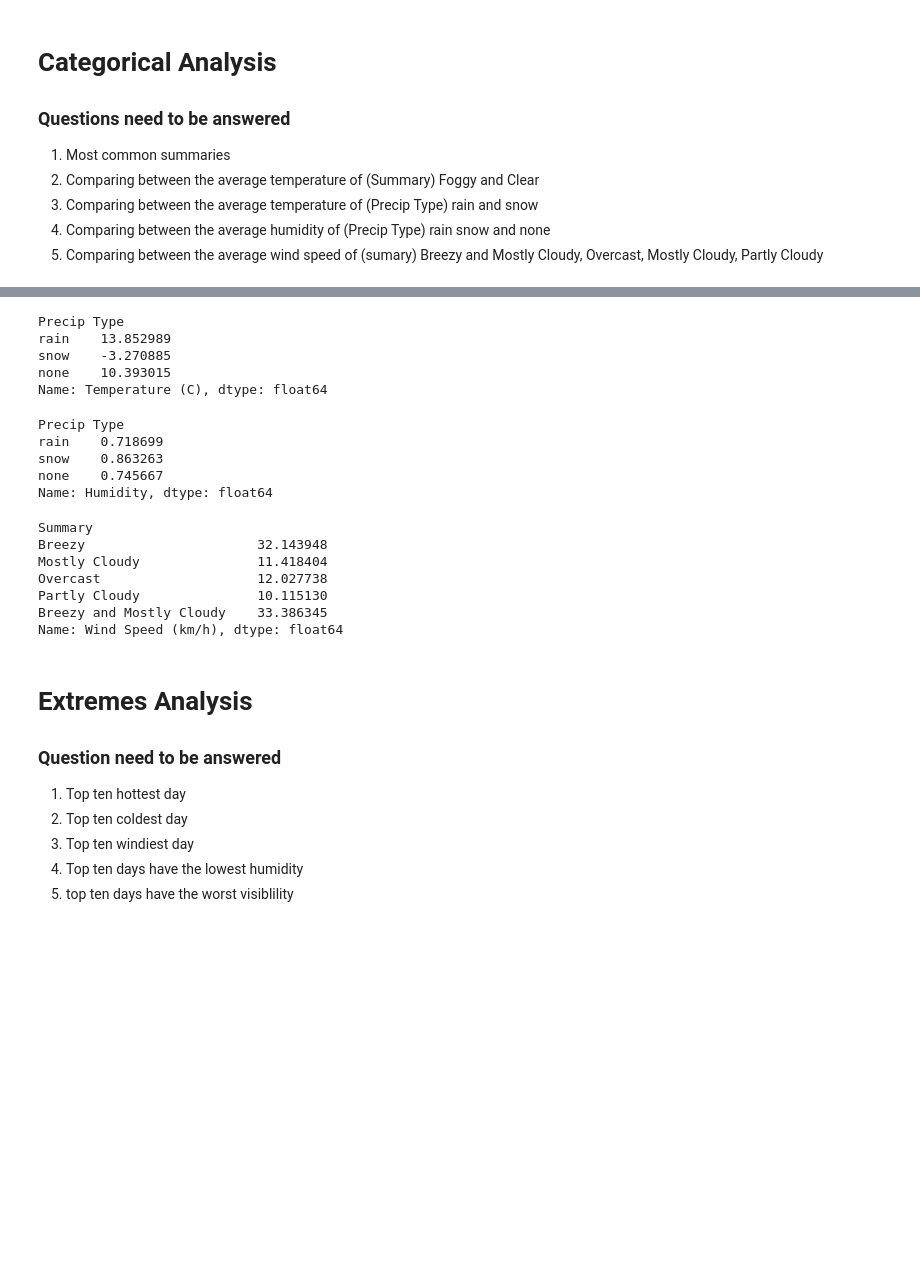
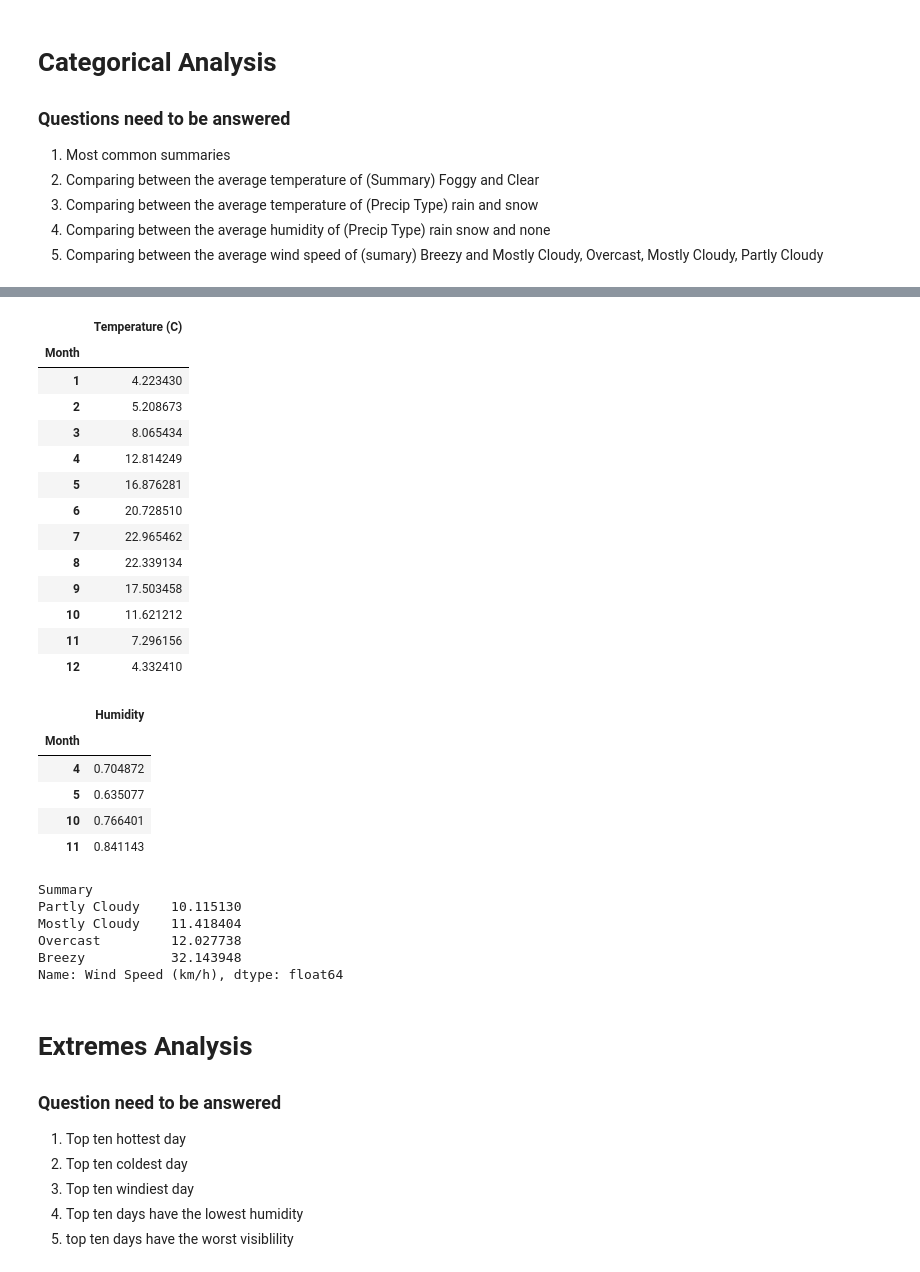
Before and after one commit to CMC-NCKH-2026/Weather_forcasting, a Jupyter notebook: notebooks/Data_Analysis.ipynb, the cells around one changed output, grey strips where cells are left out. Cells and saved outputs as stored; diff of their text form; code cells hidden in the pictures; blank space fills up the shorter version.

```diff
--- a/notebooks/Data_Analysis.ipynb
+++ b/notebooks/Data_Analysis.ipynb
@@ -238,34 +259,62 @@ Name: Temperature (C), dtype: float64
 # %%
 #Comparing between the average temperature of (Precip Type) rain snow and none
-temp_by_preciptype=df.groupby('Precip Type')['Temperature (C)'].mean().sort_values()
-temp_by_preciptype[['rain', 'snow','none']]
+rain = df[df["Precip Type"] == 'rain']
+rain_tem_avg = rain.groupby('Month')[['Temperature (C)']].mean()
+
+snow = df[df['Precip Type'] == 'snow']
+snow_tem_avg = snow.groupby('Month')[['Temperature (C)']].mean()
+
+none_precip = df[df['Precip Type'] == 'none']
+none_tem_avg = none_precip.groupby('Month')[['Temperature (C)']].mean()
+
+rain_tem_avg
 # %% [output]
-Precip Type
-rain    13.852989
-snow    -3.270885
-none    10.393015
-Name: Temperature (C), dtype: float64
+|  | Temperature (C) |
+| Month |  |
+| 1 | 4.223430 |
+| 2 | 5.208673 |
+| 3 | 8.065434 |
+| 4 | 12.814249 |
+| 5 | 16.876281 |
+| 6 | 20.728510 |
+| 7 | 22.965462 |
+| 8 | 22.339134 |
+| 9 | 17.503458 |
+| 10 | 11.621212 |
+| 11 | 7.296156 |
+| 12 | 4.332410 |
 # %%
 #Comparing between the average humidity of (Precip Type) rain snow and none
-humidity_by_preciptype=df.groupby('Precip Type')['Humidity'].mean().sort_values()
-humidity_by_preciptype[['rain', 'snow','none']]
+
+rain_humid = df[df["Precip Type"] == 'rain']
+rain_humid_avg = rain_humid.groupby('Month')[['Humidity']].mean()
+
+snow_humid = df[df['Precip Type'] == 'snow']
+snow_humid_avg = snow_humid.groupby('Month')[['Humidity']].mean()
+
+none_precip_humid = df[df['Precip Type'] == 'none']
+none_humid_avg = none_precip_humid.groupby('Month')[['Humidity']].mean()
+
+none_humid_avg
 # %% [output]
-Precip Type
-rain    0.718699
-snow    0.863263
-none    0.745667
-Name: Humidity, dtype: float64
+|  | Humidity |
+| Month |  |
+| 4 | 0.704872 |
+| 5 | 0.635077 |
+| 10 | 0.766401 |
+| 11 | 0.841143 |
 # %%
-#Comparing between the average wind speed of (sumary) Breezy and Mostly Cloudy, Overcast, Mostly Cloudy, Partly Cloudy
+#Comparing between the average wind speed of (sumary) Breezy and Mostly Cloudy, Overcast Partly Cloudy
 wind_by_summary = df.groupby('Summary')['Wind Speed (km/h)'].mean().sort_values()
-wind_by_summary[['Breezy', 'Mostly Cloudy', 'Overcast', 'Partly Cloudy','Breezy and Mostly Cloudy']]
+selected = ['Breezy', 'Mostly Cloudy', 'Overcast', 'Partly Cloudy']
+wind_selected = wind_by_summary[wind_by_summary.index.isin(selected)]
+wind_selected
 # %% [output]
 Summary
-Breezy                      32.143948
-Mostly Cloudy               11.418404
-Overcast                    12.027738
-Partly Cloudy               10.115130
-Breezy and Mostly Cloudy    33.386345
+Partly Cloudy    10.115130
+Mostly Cloudy    11.418404
+Overcast         12.027738
+Breezy           32.143948
 Name: Wind Speed (km/h), dtype: float64
 # %% [markdown]
 # Extremes Analysis
```
Also changed, not shown: parts of 7 cells of this notebook, 14 other files.
